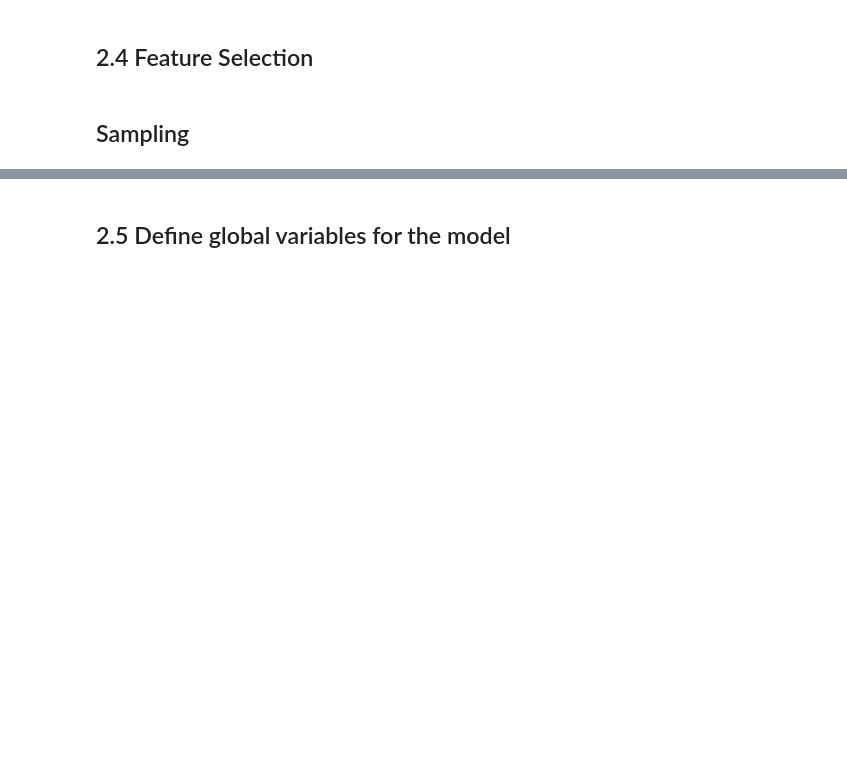
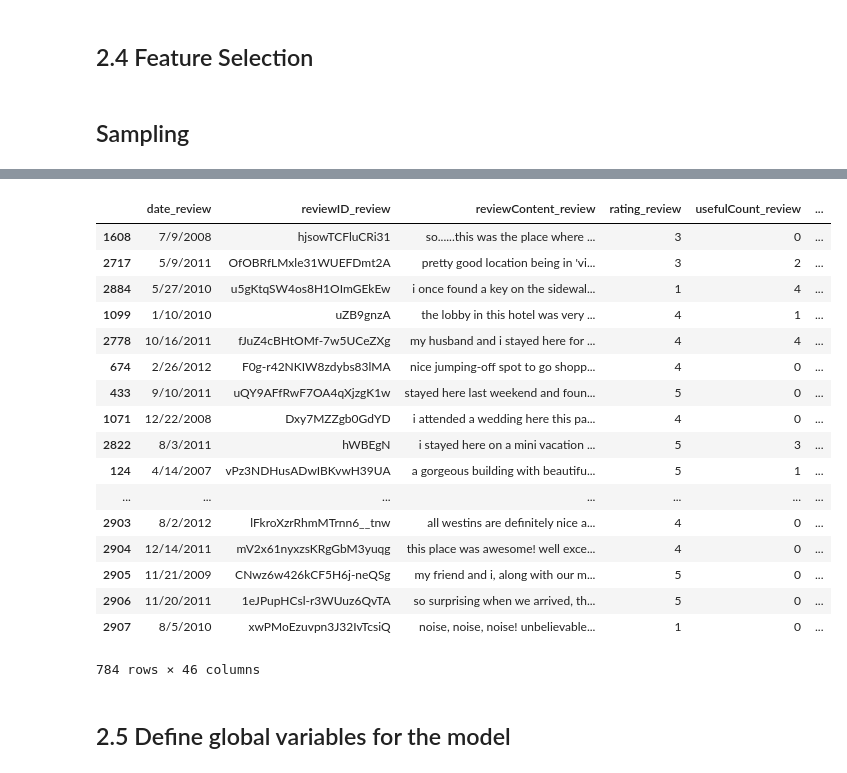
Before and after one commit to msandim/tum-anomaly-detection-challenges, a Jupyter notebook: Challenge 2/Script.ipynb, the cells around one changed output, grey strips where cells are left out. Drawn from its saved outputs; the diff is of its cells as text; code cells hidden in the pictures; blank space fills up the shorter version.

```diff
--- a/Challenge 2/Script.ipynb
+++ b/Challenge 2/Script.ipynb
@@ -359,15 +461,3 @@ test_df_joined
 ## 2.4 Feature Selection
 # %% [markdown]
 ## Sampling
-# %%
-def undersampling():
-    maioritary_indices = np.where(Y_train == 0)[0]
-    minority_indices = np.where(Y_train == 1)[0]
-
-    sample_size = sum(Y_train == 1)
-    random_indices = np.random.choice(maioritary_indices, sample_size, replace=False)
-
-    new_X_train = X_train.iloc[np.append(random_indices, minority_indices)]
-    return(new_X_train)
-
-X_train = undersampling()
@@ -374,3 +485,36 @@ X_train = undersampling()
+# %%
+def undersampling(data):
+    ids_to_sample = data[data["fake_review"] == "N"].index.values
+    sample_size = data[data["fake_review"] == "Y"].shape[0]
+    anomalies = data[data["fake_review"] == "Y"].index.values
+
+    final_ids = np.append(np.random.choice(ids_to_sample, size = sample_size), anomalies)
+    #print(ids_to_sample)
+    #data[fake_review]
+    return data.iloc[final_ids]
+
+train_df_joined = undersampling(train_df_joined)
+# %%
+train_df_joined
+# %% [output]
+|  | date_review | reviewID_review | reviewContent_review | rating_review | usefulCount_review | ... |
+| 1608 | 7/9/2008 | hjsowTCFluCRi31 | so......this was the place where ... | 3 | 0 | ... |
+| 2717 | 5/9/2011 | OfOBRfLMxle31WUEFDmt2A | pretty good location being in 'vi... | 3 | 2 | ... |
+| 2884 | 5/27/2010 | u5gKtqSW4os8H1OImGEkEw | i once found a key on the sidewal... | 1 | 4 | ... |
+| 1099 | 1/10/2010 | uZB9gnzA | the lobby in this hotel was very ... | 4 | 1 | ... |
+| 2778 | 10/16/2011 | fJuZ4cBHtOMf-7w5UCeZXg | my husband and i stayed here for ... | 4 | 4 | ... |
+| 674 | 2/26/2012 | F0g-r42NKIW8zdybs83lMA | nice jumping-off spot to go shopp... | 4 | 0 | ... |
+| 433 | 9/10/2011 | uQY9AFfRwF7OA4qXjzgK1w | stayed here last weekend and foun... | 5 | 0 | ... |
+| 1071 | 12/22/2008 | Dxy7MZZgb0GdYD | i attended a wedding here this pa... | 4 | 0 | ... |
+| 2822 | 8/3/2011 | hWBEgN | i stayed here on a mini vacation ... | 5 | 3 | ... |
+| 124 | 4/14/2007 | vPz3NDHusADwIBKvwH39UA | a gorgeous building with beautifu... | 5 | 1 | ... |
+| ... | ... | ... | ... | ... | ... | ... |
+| 2903 | 8/2/2012 | lFkroXzrRhmMTrnn6__tnw | all westins are definitely nice a... | 4 | 0 | ... |
+| 2904 | 12/14/2011 | mV2x61nyxzsKRgGbM3yuqg | this place was awesome! well exce... | 4 | 0 | ... |
+| 2905 | 11/21/2009 | CNwz6w426kCF5H6j-neQSg | my friend and i, along with our m... | 5 | 0 | ... |
+| 2906 | 11/20/2011 | 1eJPupHCsl-r3WUuz6QvTA | so surprising when we arrived, th... | 5 | 0 | ... |
+| 2907 | 8/5/2010 | xwPMoEzuvpn3J32IvTcsiQ | noise, noise, noise! unbelievable... | 1 | 0 | ... |
+784 rows × 46 columns
 # %% [markdown]
 ## 2.5 Define global variables for the model
 # %%
```
Also changed, not shown: parts of 18 cells of this notebook, 2 other files.
